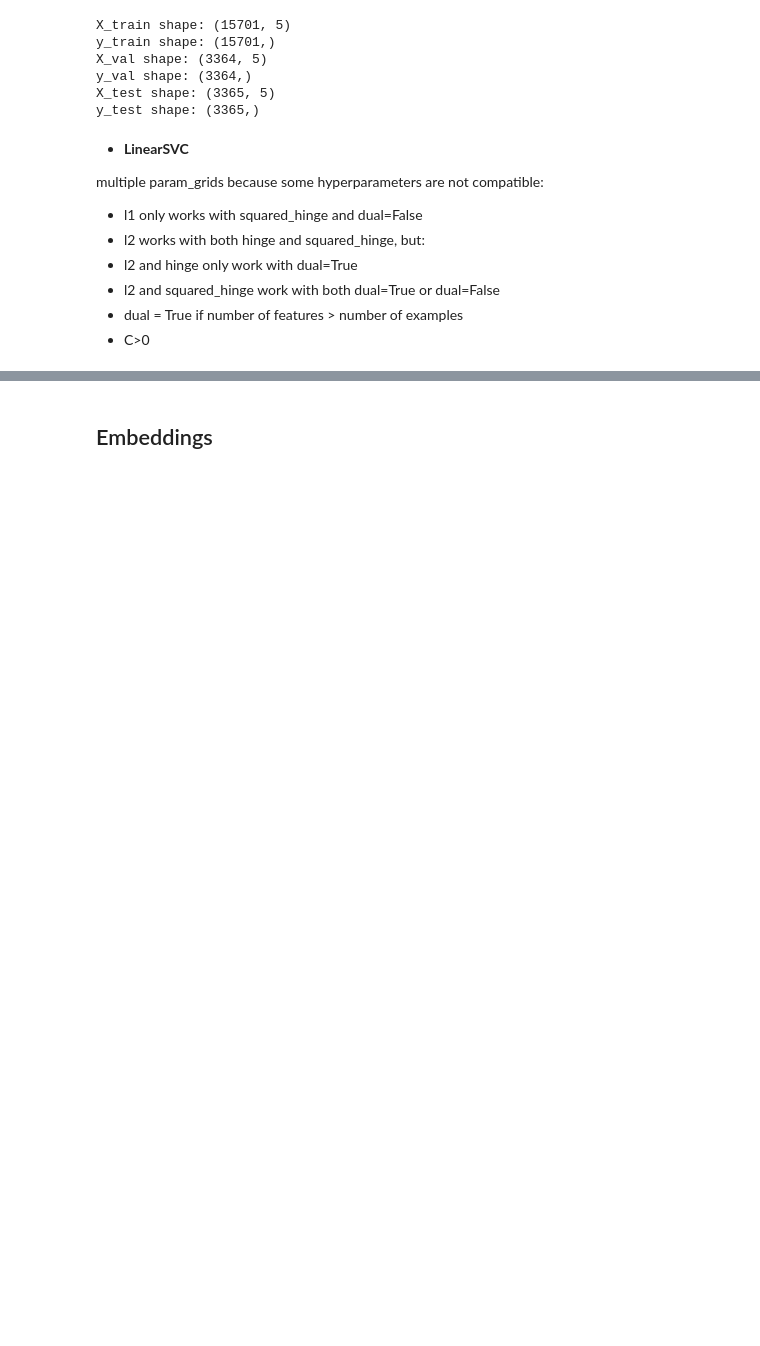
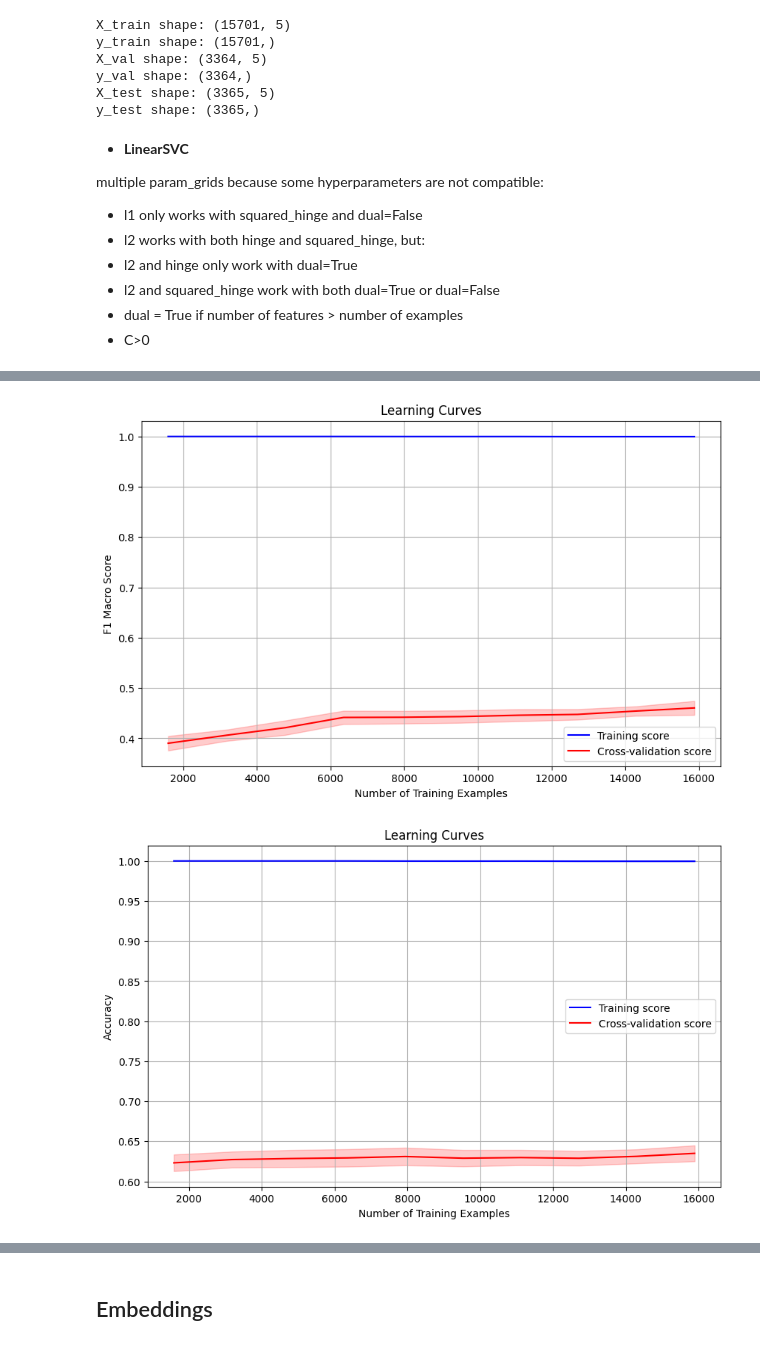
Before and after one commit to beatrizarc/product_complaints, a Jupyter notebook: notebooks/10- hyperparameter tuning and model selection.ipynb, the cells around one changed output, grey strips where cells are left out. Drawn from its saved outputs; the diff is of its cells as text; code cells hidden in the pictures; blank space fills up the shorter version.

```diff
--- a/notebooks/10- hyperparameter tuning and model selection.ipynb
+++ b/notebooks/10- hyperparameter tuning and model selection.ipynb
@@ -290,3 +270,61 @@ plt.show()
+# %%
+# Plot Learning Curves
+# Create StratifiedKFold cross-validator with 6 folds
+stratified_cv = StratifiedKFold(n_splits=6, shuffle=True, random_state=42)
+
+train_sizes, train_scores, val_scores = learning_curve(best_model, X_train_val_combined_transformed, y_train_val, cv=stratified_cv,
+                                                       scoring='f1_macro', train_sizes=np.linspace(0.1, 1.0, 10),
+                                                       random_state=42)
+
+# Calculate mean and standard deviation of training and validation scores
+train_scores_mean = np.mean(train_scores, axis=1)
+train_scores_std = np.std(train_scores, axis=1)
+valid_scores_mean = np.mean(val_scores, axis=1)
+valid_scores_std = np.std(val_scores, axis=1)
+
+# Plot learning curves
+plt.figure(figsize=(10, 6))
+plt.plot(train_sizes, train_scores_mean, label='Training score', color='blue')
+plt.fill_between(train_sizes, train_scores_mean - train_scores_std,
+                 train_scores_mean + train_scores_std, alpha=0.2, color='blue')
+plt.plot(train_sizes, valid_scores_mean, label='Cross-validation score', color='red')
+plt.fill_between(train_sizes, valid_scores_mean - valid_scores_std,
+                 valid_scores_mean + valid_scores_std, alpha=0.2, color='red')
+plt.xlabel('Number of Training Examples')
+plt.ylabel('F1 Macro Score')
+plt.title('Learning Curves')
+plt.legend(loc='best')
+plt.grid()
+plt.show()
+
+
+train_sizes, train_scores, val_scores = learning_curve(best_model, X_train_val_combined_transformed, y_train_val, cv=stratified_cv,
+                                                       scoring='accuracy', train_sizes=np.linspace(0.1, 1.0, 10),
+                                                       random_state=42)
+
+# Calculate mean and standard deviation of training and validation scores
+train_scores_mean = np.mean(train_scores, axis=1)
+train_scores_std = np.std(train_scores, axis=1)
+valid_scores_mean = np.mean(val_scores, axis=1)
+valid_scores_std = np.std(val_scores, axis=1)
+
+# Plot learning curves
+plt.figure(figsize=(10, 6))
+plt.plot(train_sizes, train_scores_mean, label='Training score', color='blue')
+plt.fill_between(train_sizes, train_scores_mean - train_scores_std,
+                 train_scores_mean + train_scores_std, alpha=0.2, color='blue')
+plt.plot(train_sizes, valid_scores_mean, label='Cross-validation score', color='red')
+plt.fill_between(train_sizes, valid_scores_mean - valid_scores_std,
+                 valid_scores_mean + valid_scores_std, alpha=0.2, color='red')
+plt.xlabel('Number of Training Examples')
+plt.ylabel('Accuracy')
+plt.title('Learning Curves')
+plt.legend(loc='best')
+plt.grid()
+plt.show()
+# %% [output]
+[figure, added]
+[figure, added]
 # %% [markdown]
 * **XGBoost**
 Performing hyperparameter tuning with grid search on XGBoost is generally more computationally intensive than doing hyperparameter tuning on LinearSVC, because of Model complexity, Number of hyperparameters, Cross-validation takes longer, XGBoost is an ensemble method.
```
Also changed, not shown: parts of 27 cells of this notebook.
